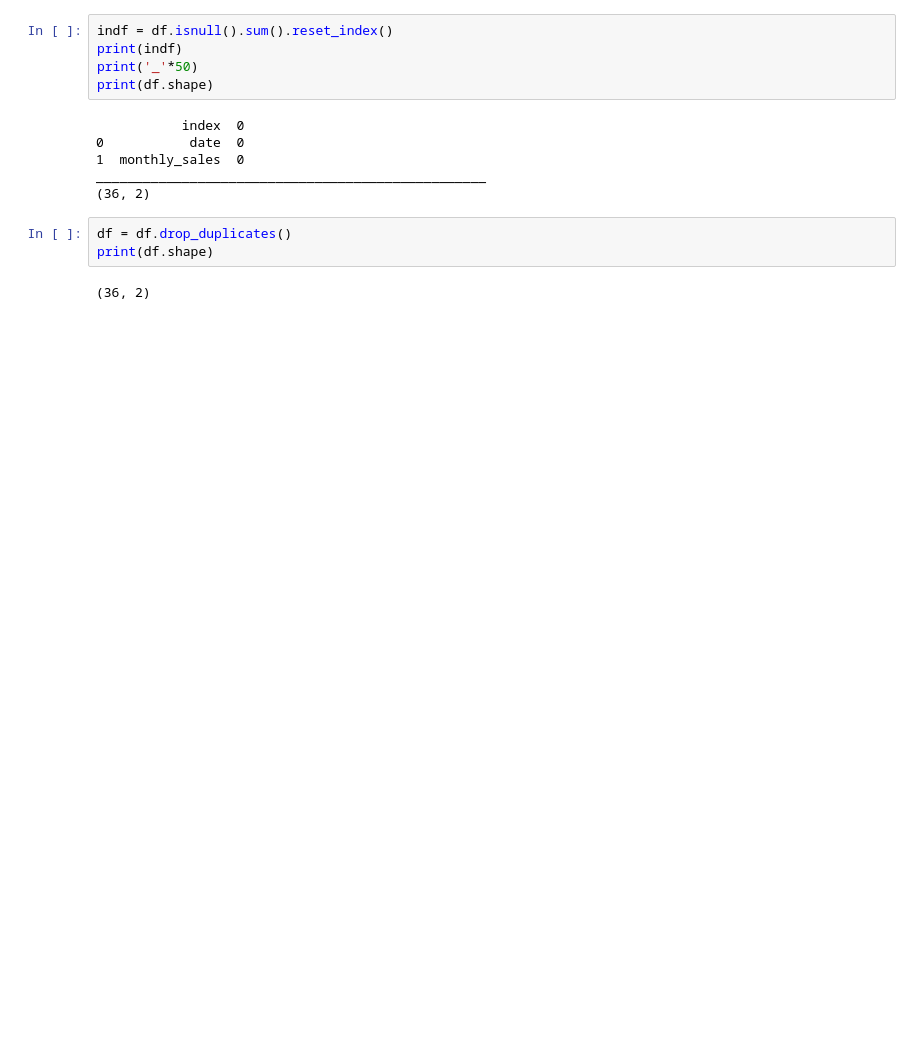
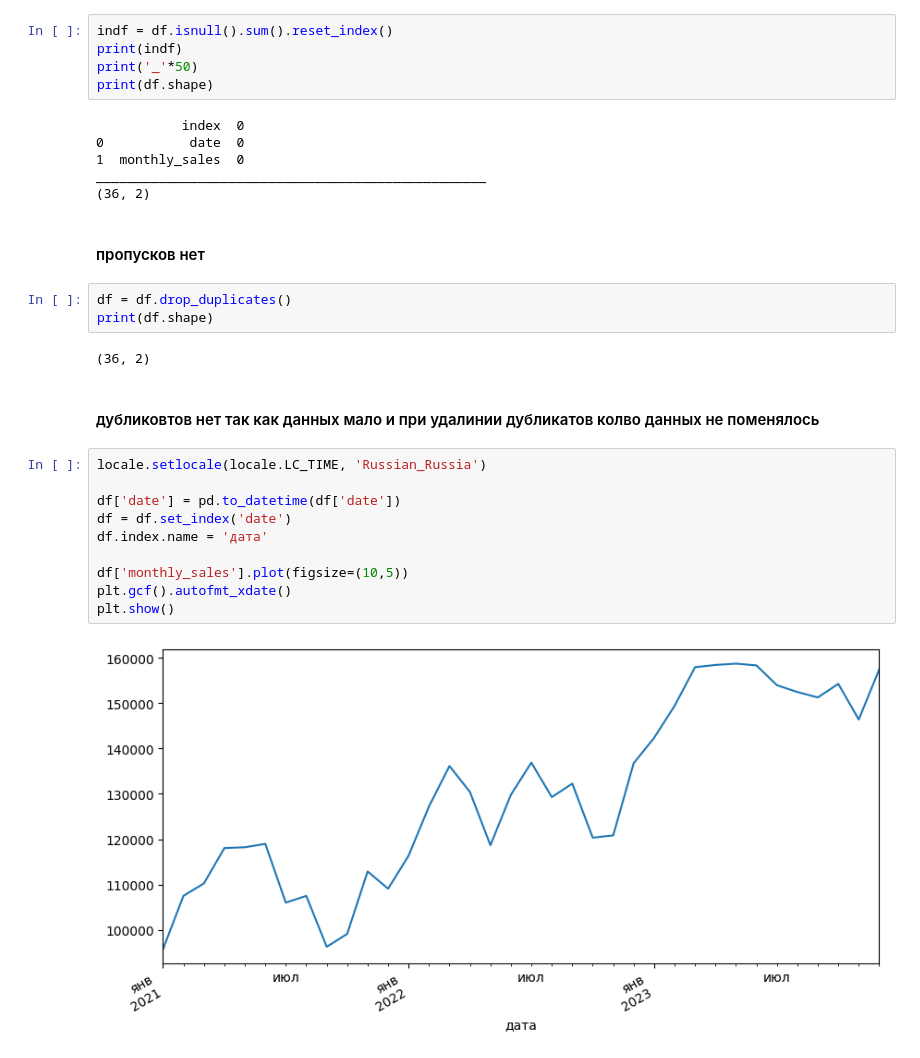
Before and after one commit to Sr123Saha/Enterprise_performance_forecasting, a Jupyter notebook: main.ipynb, the cells around one changed output. Drawn from its saved outputs; the diff is of its cells as text; blank space fills up the shorter version.

```diff
--- a/main.ipynb
+++ b/main.ipynb
@@ -51,8 +60,24 @@ print(df.shape)
 1  monthly_sales  0
 __________________________________________________
 (36, 2)
+# %% [markdown]
+#### пропусков нет
 # %%
 df = df.drop_duplicates()
 print(df.shape)
 # %% [output]
 (36, 2)
+# %% [markdown]
+#### дубликовтов нет так как данных мало и при удалинии дубликатов колво данных не поменялось
+# %%
+locale.setlocale(locale.LC_TIME, 'Russian_Russia')
+
+df['date'] = pd.to_datetime(df['date'])
+df = df.set_index('date')
+df.index.name = 'дата'
+
+df['monthly_sales'].plot(figsize=(10,5))
+plt.gcf().autofmt_xdate()
+plt.show()
+# %% [output]
+[figure, added]
```
Also changed, not shown: parts of 9 cells of this notebook.
